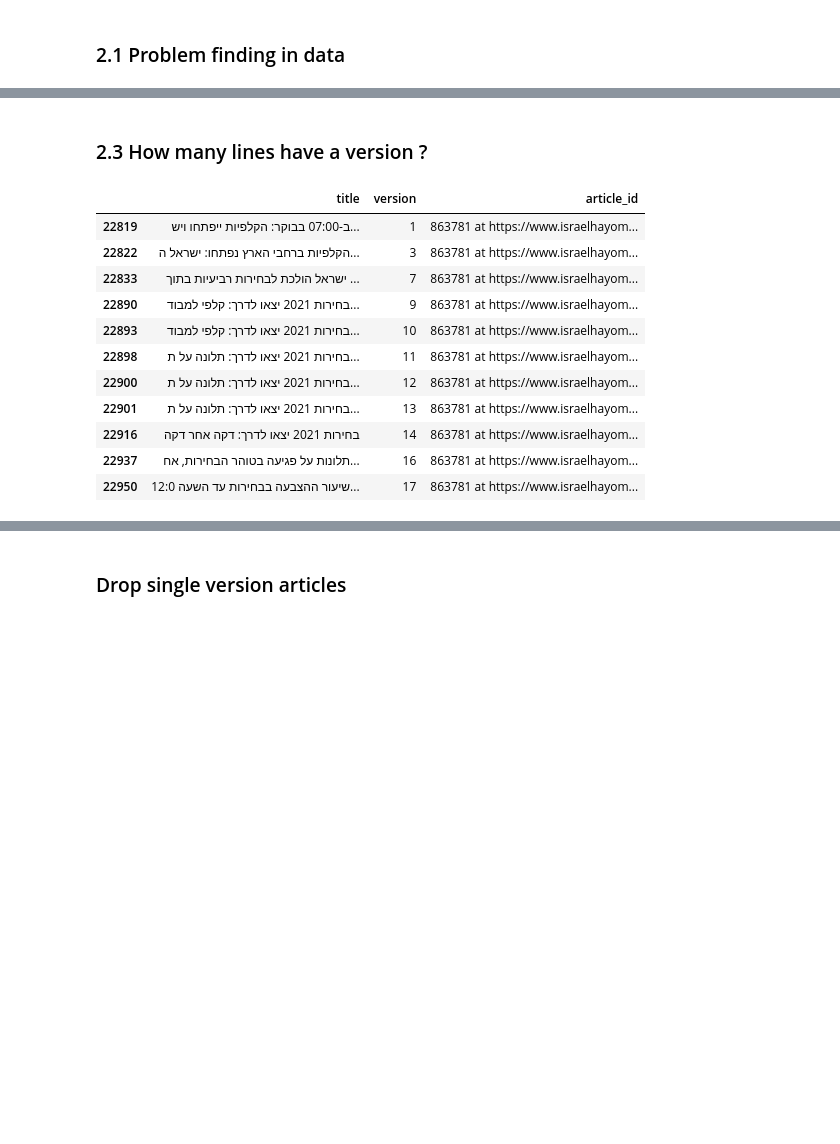
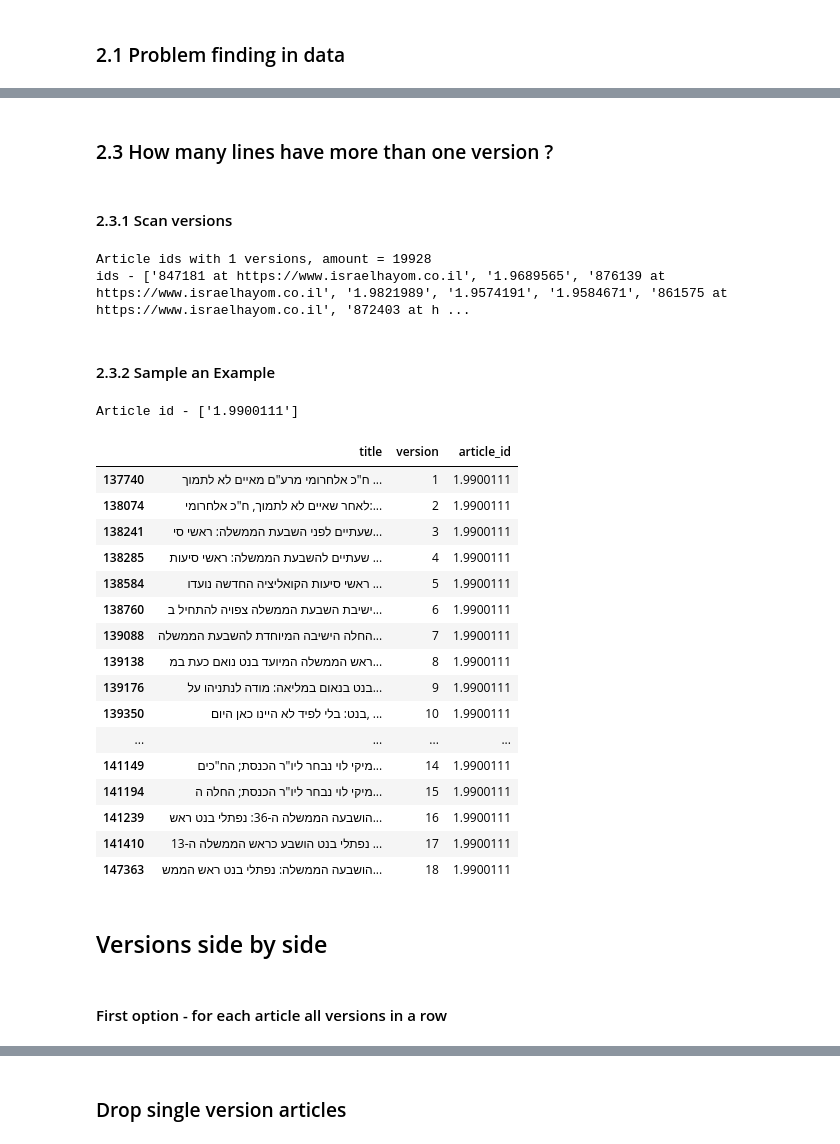
Before and after one commit to db295/ILNewsDiff, a Jupyter notebook: nlp/run_nlp.ipynb, the cells around one changed output, grey strips where cells are left out. Cells and saved outputs as stored; diff of their text form; code cells hidden in the pictures; blank space fills up the shorter version.

Commit message:
Started working on lines sep

```diff
--- a/nlp/run_nlp.ipynb
+++ b/nlp/run_nlp.ipynb
@@ -205,23 +205,48 @@ df[["title", "version", "article_id"]].head(10)
 # %% [markdown]
-### 2.3 How many lines have a version ?
+### 2.3 How many lines have more than one version ?
+# %% [markdown]
+#### 2.3.1 Scan versions
+# %%
+v = df.article_id.value_counts()
+
+for i in range(1, v.max() + 1):
+  matching_articles = list(v[v == i].keys())
+  print(f"Article ids with {i} versions, amount = {len(matching_articles)} \nids - {matching_articles}\n\n")
+# %% [output]
+Article ids with 1 versions, amount = 19928
+ids - ['847181 at https://www.israelhayom.co.il', '1.9689565', '876139 at https://www.israelhayom.co.il', '1.9821989', '1.9574191', '1.9584671', '861575 at https://www.israelhayom.co.il', '872403 at h ...
+# %% [markdown]
+#### 2.3.2 Sample an Example
 # %%
-v = df.article_id.value_counts()
-random_article = v[v == 11].sample()
+random_article = v[v == 18].sample()
+
+# random_article = v[v == 10]
 
 
-random_article_id = list(random_article.to_dict().keys())[0]
+random_article_ids = list(random_article.to_dict().keys())
+print(f"Article id - {random_article_ids}")
 
-df[df.article_id == random_article_id].sort_values(inplace=False, by=["version"])[["title", "version", "article_id"]]
+df[df.article_id.isin(random_article_ids)].sort_values(inplace=False, by=["article_id", "version"])[["title", "version", "article_id"]]
 # %% [output]
+Article id - ['1.9900111']
 |  | title | version | article_id |
-| 22819 | ב-07:00 בבוקר: הקלפיות ייפתחו ויש... | 1 | 863781 at https://www.israelhayom... |
-| 22822 | הקלפיות ברחבי הארץ נפתחו: ישראל ה... | 3 | 863781 at https://www.israelhayom... |
-| 22833 | ישראל הולכת לבחירות רביעיות בתוך ... | 7 | 863781 at https://www.israelhayom... |
-| 22890 | בחירות 2021 יצאו לדרך: קלפי למבוד... | 9 | 863781 at https://www.israelhayom... |
-| 22893 | בחירות 2021 יצאו לדרך: קלפי למבוד... | 10 | 863781 at https://www.israelhayom... |
-| 22898 | בחירות 2021 יצאו לדרך: תלונה על ת... | 11 | 863781 at https://www.israelhayom... |
-| 22900 | בחירות 2021 יצאו לדרך: תלונה על ת... | 12 | 863781 at https://www.israelhayom... |
-| 22901 | בחירות 2021 יצאו לדרך: תלונה על ת... | 13 | 863781 at https://www.israelhayom... |
-| 22916 | בחירות 2021 יצאו לדרך: דקה אחר דקה | 14 | 863781 at https://www.israelhayom... |
-| 22937 | תלונות על פגיעה בטוהר הבחירות, אח... | 16 | 863781 at https://www.israelhayom... |
-| 22950 | שיעור ההצבעה בבחירות עד השעה 12:0... | 17 | 863781 at https://www.israelhayom... |
+| 137740 | ח"כ אלחרומי מרע"ם מאיים לא לתמוך ... | 1 | 1.9900111 |
+| 138074 | לאחר שאיים לא לתמוך, ח"כ אלחרומי:... | 2 | 1.9900111 |
+| 138241 | שעתיים לפני השבעת הממשלה: ראשי סי... | 3 | 1.9900111 |
+| 138285 | שעתיים להשבעת הממשלה: ראשי סיעות ... | 4 | 1.9900111 |
+| 138584 | ראשי סיעות הקואליציה החדשה נועדו ... | 5 | 1.9900111 |
+| 138760 | ישיבת השבעת הממשלה צפויה להתחיל ב... | 6 | 1.9900111 |
+| 139088 | החלה הישיבה המיוחדת להשבעת הממשלה... | 7 | 1.9900111 |
+| 139138 | ראש הממשלה המיועד בנט נואם כעת במ... | 8 | 1.9900111 |
+| 139176 | בנט בנאום במליאה: מודה לנתניהו על... | 9 | 1.9900111 |
+| 139350 | בנט: בלי לפיד לא היינו כאן היום, ... | 10 | 1.9900111 |
+| ... | ... | ... | ... |
+| 141149 | מיקי לוי נבחר ליו"ר הכנסת; הח"כים... | 14 | 1.9900111 |
+| 141194 | מיקי לוי נבחר ליו"ר הכנסת; החלה ה... | 15 | 1.9900111 |
+| 141239 | הושבעה הממשלה ה-36: נפתלי בנט ראש... | 16 | 1.9900111 |
+| 141410 | נפתלי בנט הושבע כראש הממשלה ה-13 ... | 17 | 1.9900111 |
+| 147363 | הושבעה הממשלה: נפתלי בנט ראש הממש... | 18 | 1.9900111 |
+# %% [markdown]
+## Versions side by side
+# %% [markdown]
+#### First option - for each article all versions in a row
```
Also changed, not shown: parts of 8 cells of this notebook.
